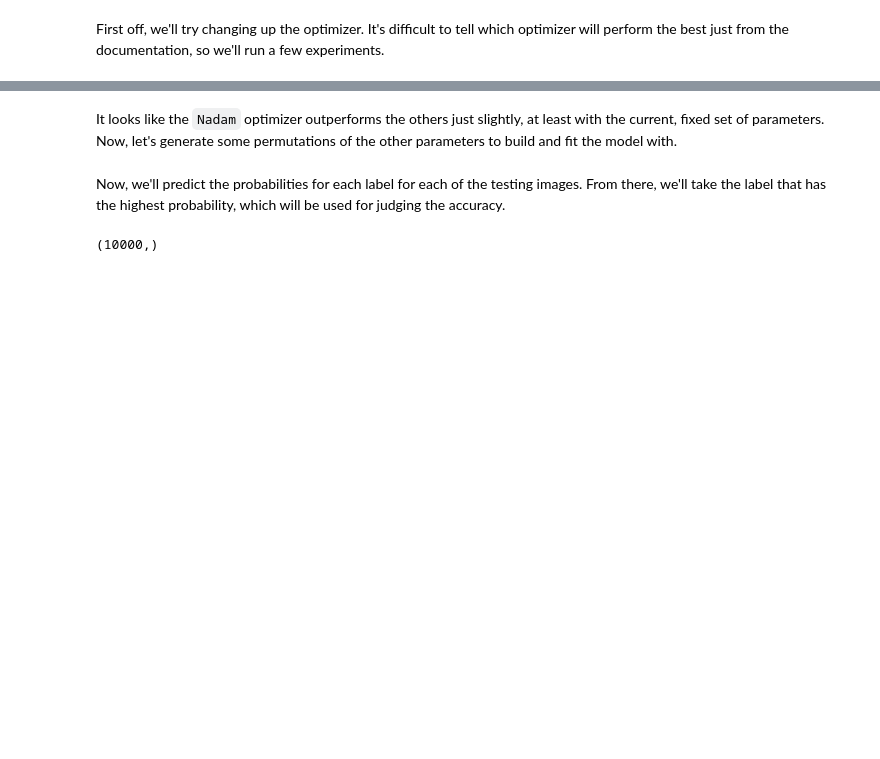
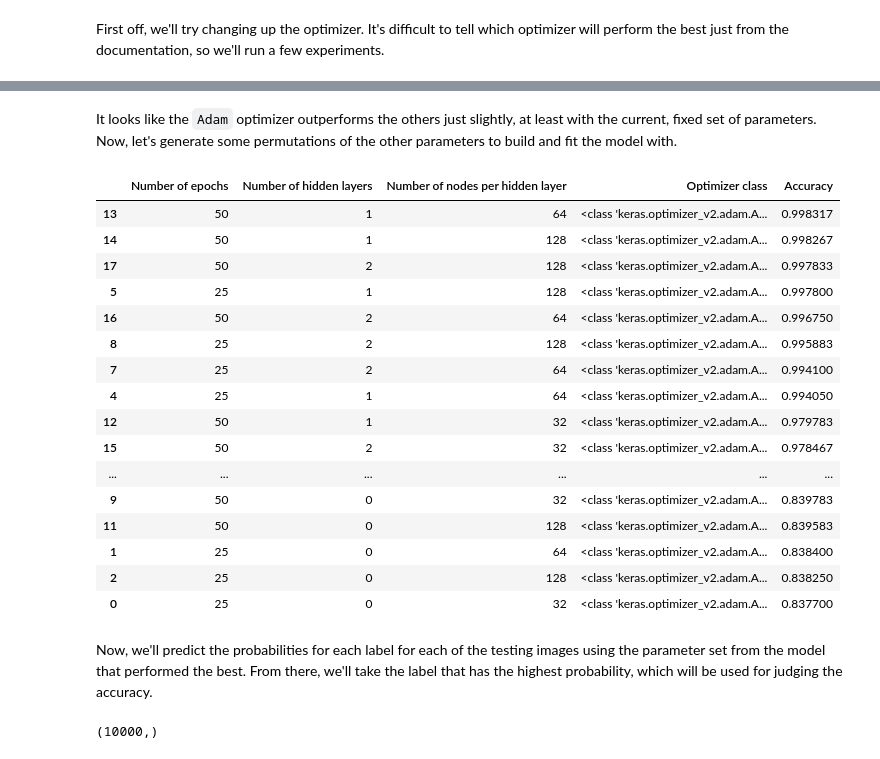
Before and after one commit to schledererj/cs6340-project-3, a Jupyter notebook: cs6340_project_3.ipynb, the cells around one changed output, grey strips where cells are left out. Cells and saved outputs as stored; diff of their text form; code cells hidden in the pictures; blank space fills up the shorter version.

```diff
--- a/cs6340_project_3.ipynb
+++ b/cs6340_project_3.ipynb
@@ -196,7 +197,6 @@ def compile_and_fit_model(num_epochs, num_hidden_dense_layers, num_dense_layer_n
     for i in range(0, num_hidden_dense_layers):
         model.add(tf.keras.layers.Dense(
             num_dense_layer_nodes, activation='relu'))
-        model.add(tf.keras.layers.Dropout(0.2))
 
     # Add a dense layer with N nodes (N being the number of classes) and a softmax activation function
     num_classes = len(set(train_labels))
@@ -216,14 +216,13 @@ def compile_and_fit_model(num_epochs, num_hidden_dense_layers, num_dense_layer_n
         verbose=0
     )
 
-    print(f"""Epochs:              {num_epochs}
-Hidden dense layers: {num_hidden_dense_layers}
-Dense layer nodes:   {num_dense_layer_nodes}
-Optimizer class:     {type(optimizer)}
-Accuracy:            {(history.history['accuracy'][-1] * 100):.2f}%
-""")
-
-    return model
+    return {
+        'Number of epochs': num_epochs,
+        'Number of hidden layers': num_hidden_dense_layers,
+        'Number of nodes per hidden layer': num_dense_layer_nodes,
+        'Optimizer class': type(optimizer),
+        'Accuracy': history.history['accuracy'][-1]
+    }
 # %% [markdown]
 First off, we'll try changing up the optimizer. It's difficult to tell which optimizer will perform the best just from the documentation, so we'll run a few experiments.
 # %%
@@ -262,2 +255,2 @@ Accuracy:            9.99%
 # %% [markdown]
-It looks like the `Nadam` optimizer outperforms the others just slightly, at least with the current, fixed set of parameters. Now, let's generate some permutations of the other parameters to build and fit the model with.
+It looks like the `Adam` optimizer outperforms the others just slightly, at least with the current, fixed set of parameters. Now, let's generate some permutations of the other parameters to build and fit the model with.
@@ -266,2 +257,33 @@ It looks like the `Nadam` optimizer outperforms the others just slightly, at lea
+# %%
+from itertools import product
+
+epochs_options = [25, 50]
+hidden_layers_options = [0, 1, 2]
+hidden_layer_nodes_options = [32, 64, 128]
+optimizer_options = [op.Adam()]
+
+results = list()
+for args in product(epochs_options, hidden_layers_options, hidden_layer_nodes_options, optimizer_options):
+    results.append(compile_and_fit_model(*args))
+# %%
+pd.DataFrame(results).sort_values(by='Accuracy', ascending=False)
+# %% [output]
+|  | Number of epochs | Number of hidden layers | Number of nodes per hidden layer | Optimizer class | Accuracy |
+| 13 | 50 | 1 | 64 | <class 'keras.optimizer_v2.adam.A... | 0.998317 |
+| 14 | 50 | 1 | 128 | <class 'keras.optimizer_v2.adam.A... | 0.998267 |
+| 17 | 50 | 2 | 128 | <class 'keras.optimizer_v2.adam.A... | 0.997833 |
+| 5 | 25 | 1 | 128 | <class 'keras.optimizer_v2.adam.A... | 0.997800 |
+| 16 | 50 | 2 | 64 | <class 'keras.optimizer_v2.adam.A... | 0.996750 |
+| 8 | 25 | 2 | 128 | <class 'keras.optimizer_v2.adam.A... | 0.995883 |
+| 7 | 25 | 2 | 64 | <class 'keras.optimizer_v2.adam.A... | 0.994100 |
+| 4 | 25 | 1 | 64 | <class 'keras.optimizer_v2.adam.A... | 0.994050 |
+| 12 | 50 | 1 | 32 | <class 'keras.optimizer_v2.adam.A... | 0.979783 |
+| 15 | 50 | 2 | 32 | <class 'keras.optimizer_v2.adam.A... | 0.978467 |
+| ... | ... | ... | ... | ... | ... |
+| 9 | 50 | 0 | 32 | <class 'keras.optimizer_v2.adam.A... | 0.839783 |
+| 11 | 50 | 0 | 128 | <class 'keras.optimizer_v2.adam.A... | 0.839583 |
+| 1 | 25 | 0 | 64 | <class 'keras.optimizer_v2.adam.A... | 0.838400 |
+| 2 | 25 | 0 | 128 | <class 'keras.optimizer_v2.adam.A... | 0.838250 |
+| 0 | 25 | 0 | 32 | <class 'keras.optimizer_v2.adam.A... | 0.837700 |
 # %% [markdown]
-Now, we'll predict the probabilities for each label for each of the testing images. From there, we'll take the label that has the highest probability, which will be used for judging the accuracy.
+Now, we'll predict the probabilities for each label for each of the testing images using the parameter set from the model that performed the best. From there, we'll take the label that has the highest probability, which will be used for judging the accuracy.
```
Also changed, not shown: parts of 8 cells of this notebook, 1 other file.
